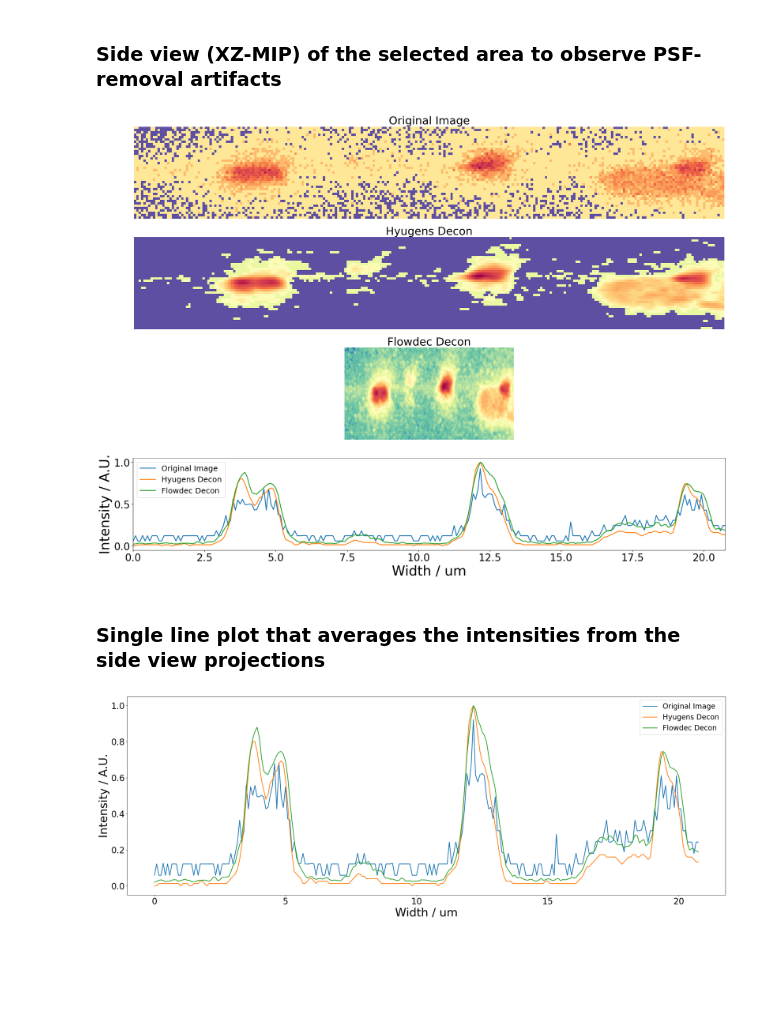
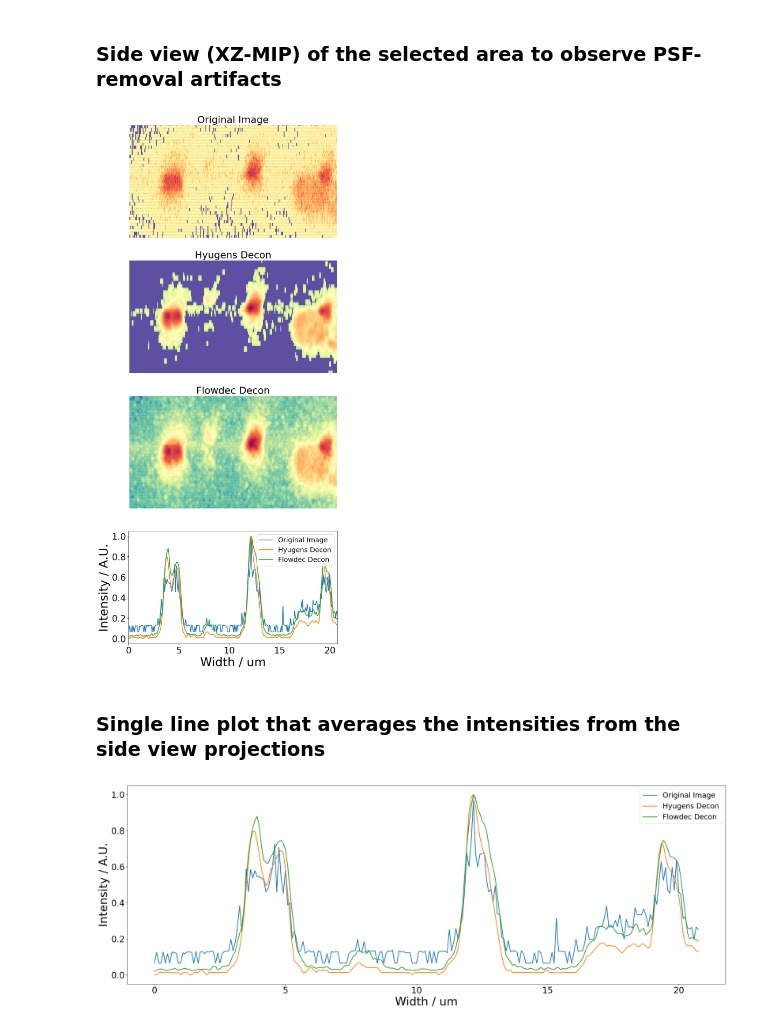
Before and after one commit to CraignRush/3D-correlation-deconvolution, a Jupyter notebook: Benchmark_Huygens_Flowdec.ipynb, the cells around one changed output. Saved outputs shown, nothing was run; the diff lists cells and outputs as text; code cells hidden in the pictures; blank space fills up the shorter version.

```diff
--- a/Benchmark_Huygens_Flowdec.ipynb
+++ b/Benchmark_Huygens_Flowdec.ipynb
@@ -15,5 +15,11 @@ import matplotlib.pyplot as plt
 stack_scaled = io.imread('/fs/pool/pool-plitzko3/Johann/03-Data/04-LightMicroscopy/EMBO_course_decon_testing/input.tif')
 huygens_decon = io.imread('/fs/pool/pool-plitzko3/Johann/03-Data/04-LightMicroscopy/EMBO_course_decon_testing/RAGE_01_Pos_01_3_cmle_ch00.tif')
 flowdec_decon = io.imread('/fs/pool/pool-plitzko3/Johann/03-Data/04-LightMicroscopy/EMBO_course_decon_testing/decon_100iter.tif')
+# %%
+from flm_utility_functions import tdct_reslice
+flowdec_decon = tdct_reslice(flowdec_decon.astype(np.float32), 300.2, 84.1, interpolationmethod='linear', save_img=False)
+huygens_decon = tdct_reslice(huygens_decon.astype(np.float32), 300.2, 84.1, interpolationmethod='linear', save_img=False)
+stack_scaled = tdct_reslice(stack_scaled.astype(np.float32), 300.2, 84.1, interpolationmethod='linear', save_img=False)
+#output_2 = gaussian_filter(output_2.astype(np.float32),1.5)
 # %% [markdown]
 Application of a gaussian filter (aka low-pass) to the flowdec-deconvoluted image to limit noise artifacts beyond nquist
@@ -69,35 +69,35 @@ for i, d in enumerate(images_to_plot):#res.data
 def xz_project(img):
     return np.max(img, axis=1)
 
 fig, axs = plt.subplots(len(images_to_plot)+1,1)
 axs = axs.ravel()
-fig.set_size_inches(25, 18)
+fig.set_size_inches(10, 25)
 
 
 xz_projection_data = [xz_project(img[:,slices[0][0]:slices[0][1],:]) for img in images_to_plot]
 
 for i, d in enumerate(xz_projection_data):#res.data
     img = exposure.adjust_gamma(d,gamma=.2)
     axs[i].imshow(img[:,slices[1][0]:slices[1][1]], cmap='Spectral_r')
     axs[i].set_title(titles[i],fontsize=26)
     axs[i].axis('off')
 
 x = np.linspace(0,slices[1][1]-slices[1][0],250)*0.083
 
 for i, d in enumerate(xz_projection_data):#res.data
     img = exposure.adjust_gamma(d,gamma=1)
     line = np.max(img[:,slices[1][0]:slices[1][1]]/np.max(np.max(img)),axis=0)
     axs[-1].plot(x, line, label=titles[i],linewidth=2)
     #axs.set_title(titles[i],fontsize=26)
     axs[-1].tick_params(axis='x', labelsize=24)
     axs[-1].tick_params(axis='y', labelsize=24)
     axs[-1].set_xlabel('Width / um', fontsize=32)
     axs[-1].set_ylabel('Intensity / A.U.', fontsize=32)
     axs[-1].set_xlim([0,250*0.083])
     axs[-1].legend(fontsize=18)
     axs[-1].axis('on')
 # %% [output]
-[figure, old version]
+[figure, new version]
 # %% [markdown]
 ### Single line plot that averages the intensities from the side view projections
 # %%
@@ -117,4 +117,4 @@ for i, d in enumerate(xz_projection_data):#res.data
     axs.legend(fontsize=20)
     axs.axis('on')
 # %% [output]
-[figure, old version]
+[figure, new version]
```
Also changed, not shown: parts of 2 cells of this notebook, 1 other file.
